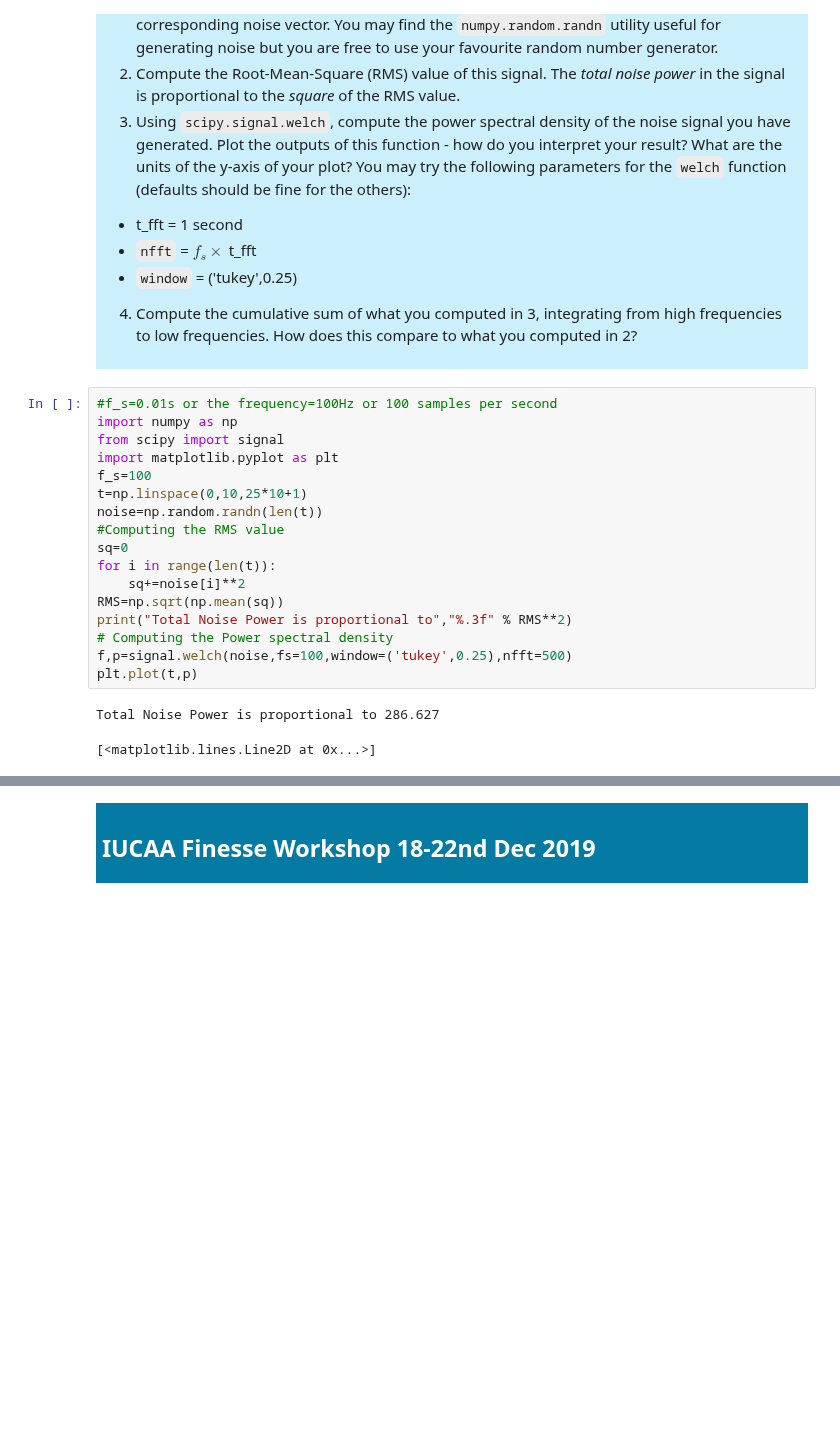
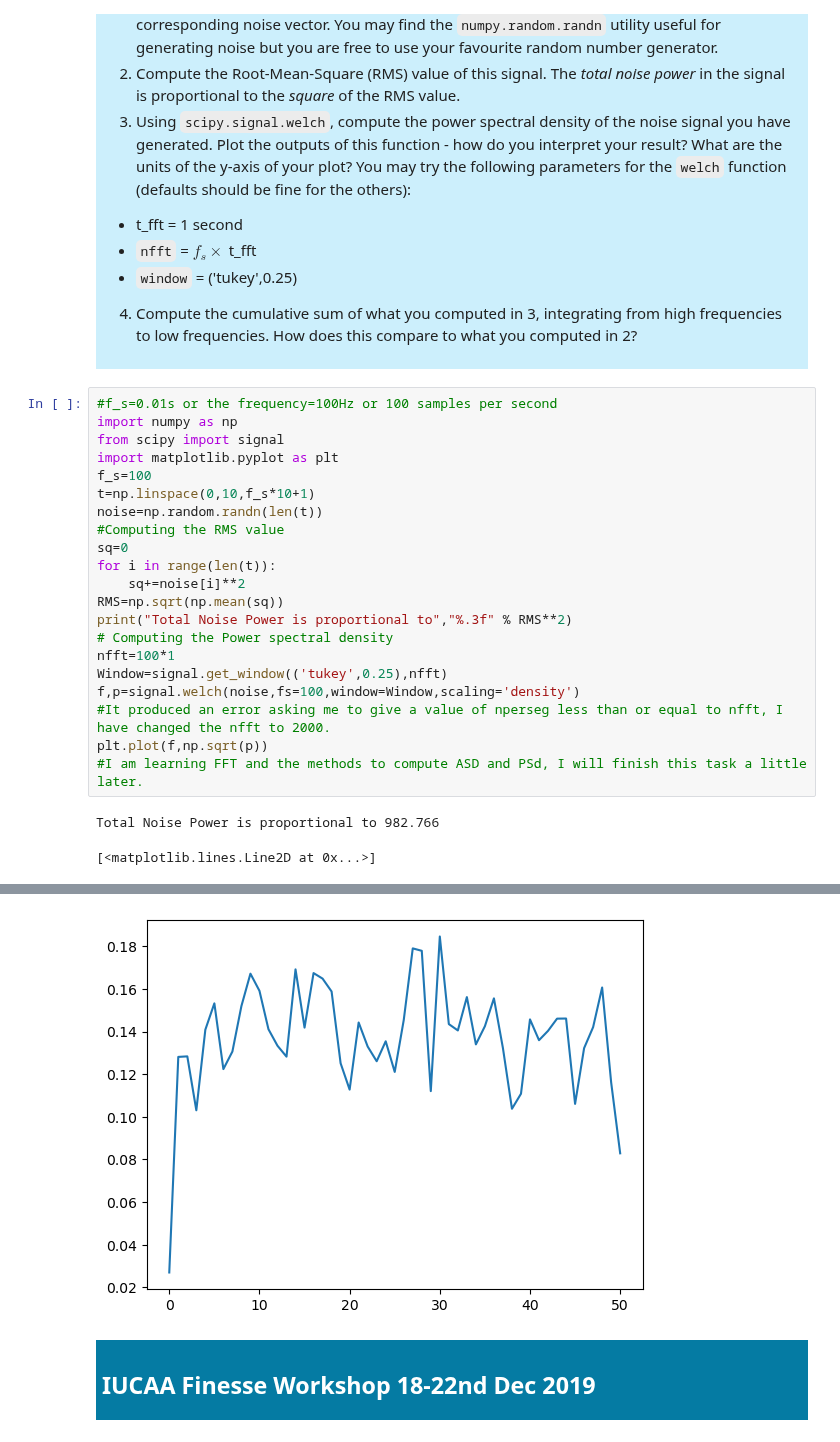
Before and after one commit to Harish-GW/Finesse3, a Jupyter notebook: Topic4_Solved.ipynb, the cells around one changed output, grey strips where cells are left out. Drawn from its saved outputs; the diff is of its cells as text; blank space fills up the shorter version.

Commit message:
Solved a couple of tasks

```diff
--- a/Topic4_Solved.ipynb
+++ b/Topic4_Solved.ipynb
@@ -548,7 +548,7 @@ import numpy as np
 from scipy import signal
 import matplotlib.pyplot as plt
 f_s=100
-t=np.linspace(0,10,25*10+1)
+t=np.linspace(0,10,f_s*10+1)
 noise=np.random.randn(len(t))
 #Computing the RMS value
 sq=0
@@ -557,8 +557,12 @@ for i in range(len(t)):
 RMS=np.sqrt(np.mean(sq))
 print("Total Noise Power is proportional to","%.3f" % RMS**2)
 # Computing the Power spectral density
-f,p=signal.welch(noise,fs=100,window=('tukey',0.25),nfft=500)
-plt.plot(t,p)
+nfft=100*1
+Window=signal.get_window(('tukey',0.25),nfft)
+f,p=signal.welch(noise,fs=100,window=Window,scaling='density')
+#It produced an error asking me to give a value of nperseg less than or equal to nfft, I have changed the nfft to 2000.
+plt.plot(f,np.sqrt(p))
+#I am learning FFT and the methods to compute ASD and PSd, I will finish this task a little later.
 # %% [output]
-Total Noise Power is proportional to 286.627
+Total Noise Power is proportional to 982.766
 [<matplotlib.lines.Line2D at 0x...>]
@@ -566,3 +569,4 @@ Total Noise Power is proportional to 286.627
+[figure, added]
 # %% [markdown]
 <div style="background-color:#057BA3; padding:6px; color:#ffffff;">
 
```
Also changed, not shown: parts of 3 cells of this notebook.
